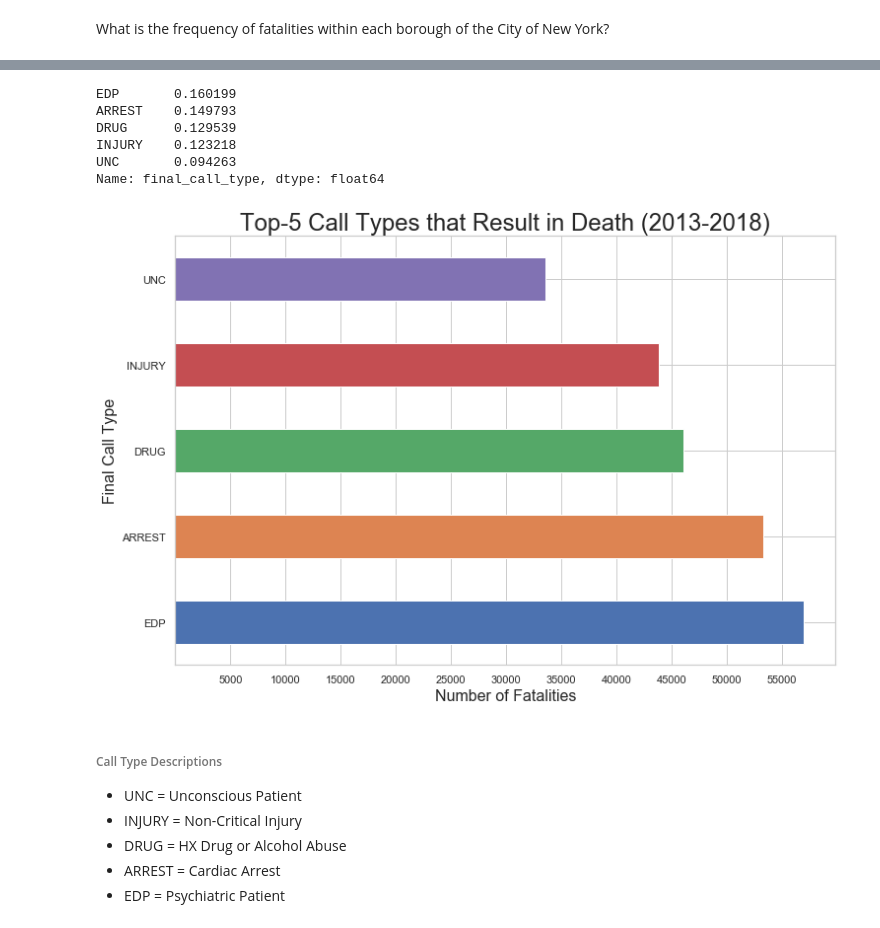
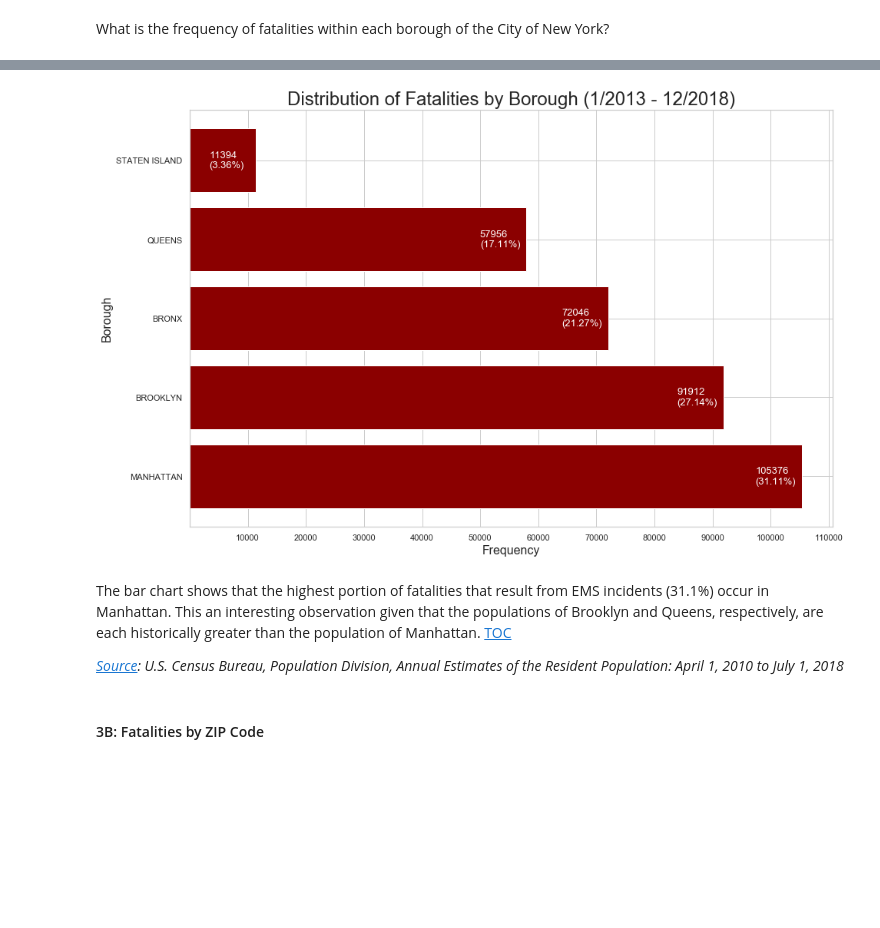
Before and after one commit to JD-Williams/Springboard, a Jupyter notebook: Capstones/Capstone 1/code/CP1-02_EDA.ipynb, the cells around one changed output, grey strips where cells are left out. Saved outputs shown, nothing was run; the diff lists cells and outputs as text; code cells hidden in the pictures; blank space fills up the shorter version.

```diff
--- a/Capstones/Capstone 1/code/CP1-02_EDA.ipynb
+++ b/Capstones/Capstone 1/code/CP1-02_EDA.ipynb
@@ -92,0 +90,8 @@ memory usage: 2.0 GB
+# %%
+# Change dtypes
+df['weekday'] = df.weekday.astype('category')
+df['borough'] = df.borough.astype('category')
+df['zipcode'] = df.zipcode.astype('category')
+df['held_indicator'] = df.held_indicator.astype('category')
+df['incident_dispatch_area'] = df.incident_dispatch_area.astype('category')
+df['incident_disposition_code'] = df.incident_disposition_code.astype('category')
@@ -196,0 +353,7 @@ The plots above show that the highest monthly frequency of fatalites during the
+# %%
+# Subset all fatalities by month
+death_by_month = fatalities[['fatality']].groupby(fatalities.index.month).sum()
+#death_by_month
+# %%
+# Format index
+death_by_month.index = [calendar.month_abbr[i] for i in list(death_by_month.index)]
@@ -209,0 +529,3 @@ Name: borough, dtype: int64
+# %%
+# Subset all fatalities by borough
+deaths_by_borough = fatalities[['fatality']].groupby(fatalities.borough).sum().sort_values(by='fatality',ascending=False).head()
@@ -317,29 +552,32 @@ Name: final_call_type, dtype: int64
-# %%
-# Proportion of Top-5 Call Types that Result in Death (2013-2018)
-fatalities.final_call_type.value_counts(normalize=True).head()
-# %% [output]
-EDP       0.160199
-ARREST    0.149793
-DRUG      0.129539
-INJURY    0.123218
-UNC       0.094263
-Name: final_call_type, dtype: float64
-# %%
-# Create plot, title, and axes labels
-ax6 = deaths_by_call_type.plot(kind='barh',figsize=(12,8))
-ax6.set_title('Top-5 Call Types that Result in Death (2013-2018)',size=24)
-ax6.set_xlabel('Number of Fatalities',size=16)
-ax6.set_xticks([5000*i for i in range(1,12)])
-ax6.set_ylabel('Final Call Type',size=16)
-
-#plt.savefig('data/CP1-02_EDA_fatalities_call_type.png') # Export plot to PNG file
-plt.show()
-# %% [output]
-[figure, removed]
-# %% [markdown]
-###### Call Type Descriptions
-+ UNC = Unconscious Patient
-+ INJURY = Non-Critical Injury
-+ DRUG = HX Drug or Alcohol Abuse
-+ ARREST = Cardiac Arrest
-+ EDP = Psychiatric Patient
+# %%
+# Create plot, title, and axes labels
+fig2A, ax2A = plt.subplots(figsize=(15,10))
+ax2A.barh(deaths_by_borough.index,
+         deaths_by_borough.fatality,
+         color='#8b0000')
+
+ax2A.set_title('Distribution of Fatalities by Borough (1/2013 - 12/2018)',size=24)
+ax2A.set_xlabel('Frequency',size=16)
+ax2A.set_xticks([10000*i for i in range(1,12)])
+ax2A.set_ylabel('Borough',size=16)
+
+# Create data labels
+total = sum([i.get_width() for i in ax2A.patches])
+for i in ax2A.patches:
+    ax2A.text(i.get_width()-8000,
+             i.get_y()+0.3,
+             str(int(i.get_width()))+'\n('+str(round(i.get_width()/total*100,2))+'%)',
+             fontsize=13,color='white')
+
+#plt.savefig('../graphics/CP1-02_fig03A.png') # Export plot to PNG file
+plt.show()
+# %% [output]
+[figure, added]
+# %% [markdown]
+The bar chart shows that the highest portion of fatalities that result from EMS incidents (31.1%) occur in Manhattan. This an interesting observation given that the populations of Brooklyn and Queens, respectively, are each historically greater than the population of Manhattan. [TOC](#TOC)
+
+*[Source](https://www.census.gov/data/tables/time-series/demo/popest/2010s-national-total.html): U.S. Census Bureau, Population Division,
+        Annual Estimates of the Resident Population: April 1, 2010 to July 1, 2018*
+# %% [markdown]
+<a id='Sec03B'></a>
+#### 3B: Fatalities by ZIP Code
```
Also changed, not shown: parts of 144 cells of this notebook.
